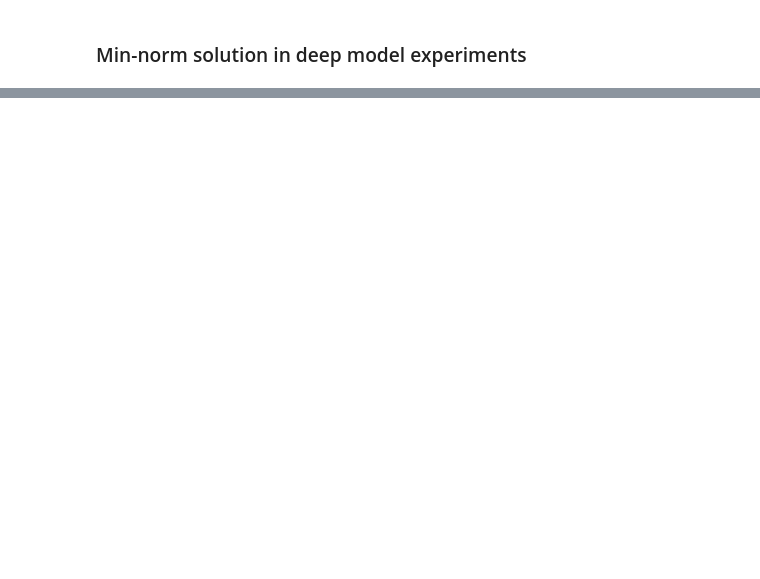
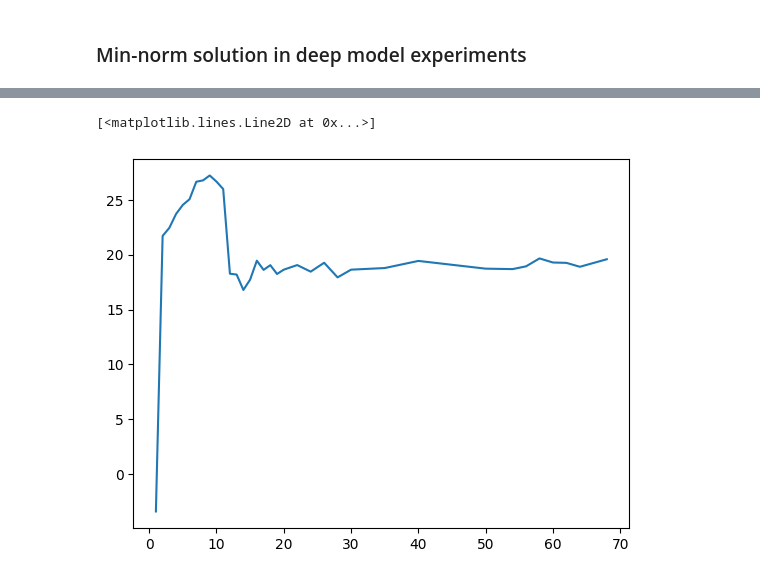
Before and after one commit to VictorBaillet/double-descent, a Jupyter notebook: main.ipynb, the cells around one changed output, grey strips where cells are left out. Saved outputs shown, nothing was run; the diff lists cells and outputs as text; code cells hidden in the pictures; blank space fills up the shorter version.

```diff
--- a/main.ipynb
+++ b/main.ipynb
@@ -202,0 +513,3 @@ print(f"Distance between the weights: {distance.item()}")
+# %%
+net = Net(width=6).cuda()
+p = sum(parameter.numel() for parameter in net.parameters() if parameter.requires_grad)
@@ -202,0 +542,28 @@ print(f"Distance between the weights: {distance.item()}")
+# %%
+x_width = [1, 2, 3, 4, 5, 6, 7, 8, 9, 10, 11, 12, 13, 14, 15, 16, 17, 18, 19, 20, 22, 24, 26, 28, 30, 35, 40, 50, 54, 56, 58, 60, 62, 64, 68]
+
+
+x_complexity = np.zeros(len(x_width))
+
+for i in range(10):
+    for i, width in enumerate(x_width):
+        print(width)
+        net = Net(width=width, input_size=14*14).cuda()
+        p = sum(parameter.numel() for parameter in net.parameters() if parameter.requires_grad)
+        print(p)
+        phi, phi_y = compute_feature_matrix(net, train_loader, y)
+        net = None
+        inverse = compute_matrix_pseudo_inverse(phi, p)
+        s = torch.mm(phi_y.unsqueeze(-1).T, inverse)
+        res = 0
+        for s_i in s[0]:
+            res += s_i**2
+        phi = None
+        phi_y = None
+        inverse = None
+        s = None
+        torch.cuda.empty_cache()
+        gc.collect()
+        x_complexity[i] += float(res.cpu())
+
+x_complexity /= 10
@@ -202,0 +588,4 @@ print(f"Distance between the weights: {distance.item()}")
+# %%
+x_complexity_2 = np.load("x_complexity.npy")
+# %%
+x_complexity_3 = np.concatenate((x_complexity_2, x_complexity))
@@ -202,0 +594,5 @@ print(f"Distance between the weights: {distance.item()}")
+# %%
+plt.plot(x_width[:len(x_complexity_3)], np.log(x_complexity_3[:]))
+# %% [output]
+[<matplotlib.lines.Line2D at 0x...>]
+[figure, added]
```
Also changed, not shown: parts of 40 cells of this notebook, 3 other files.
